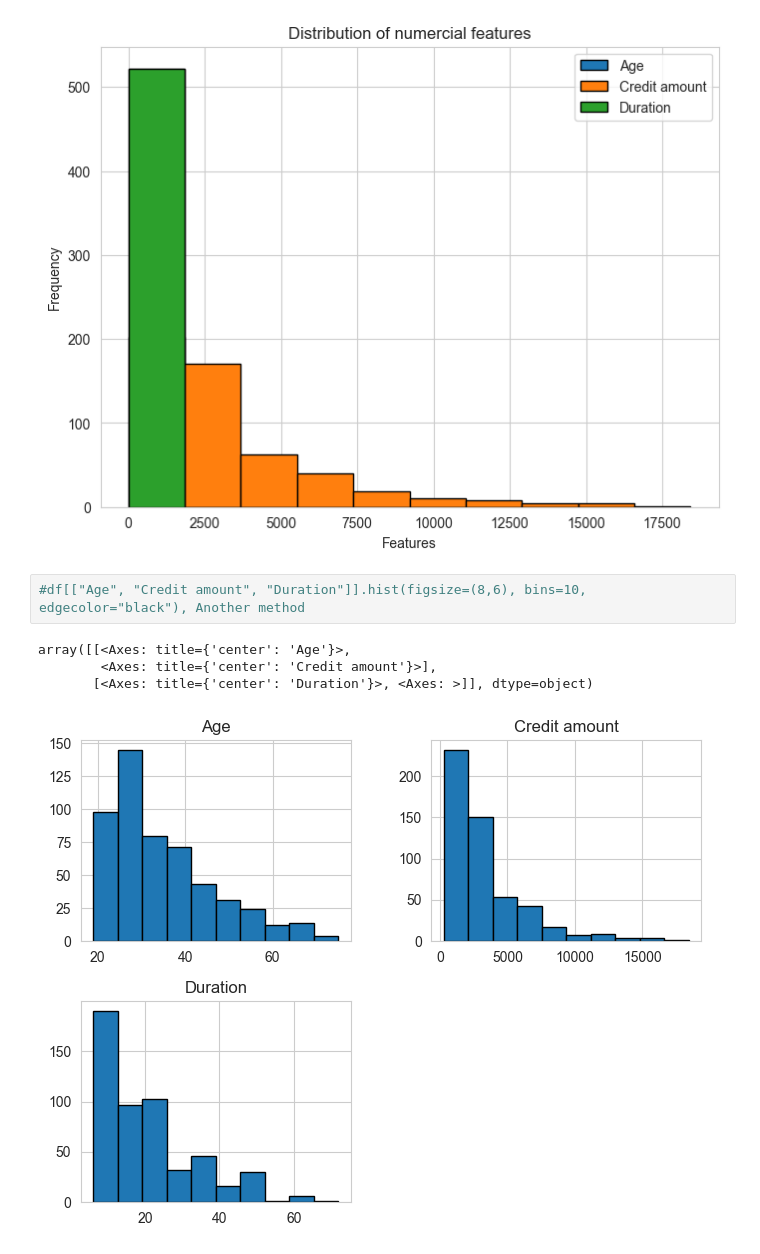
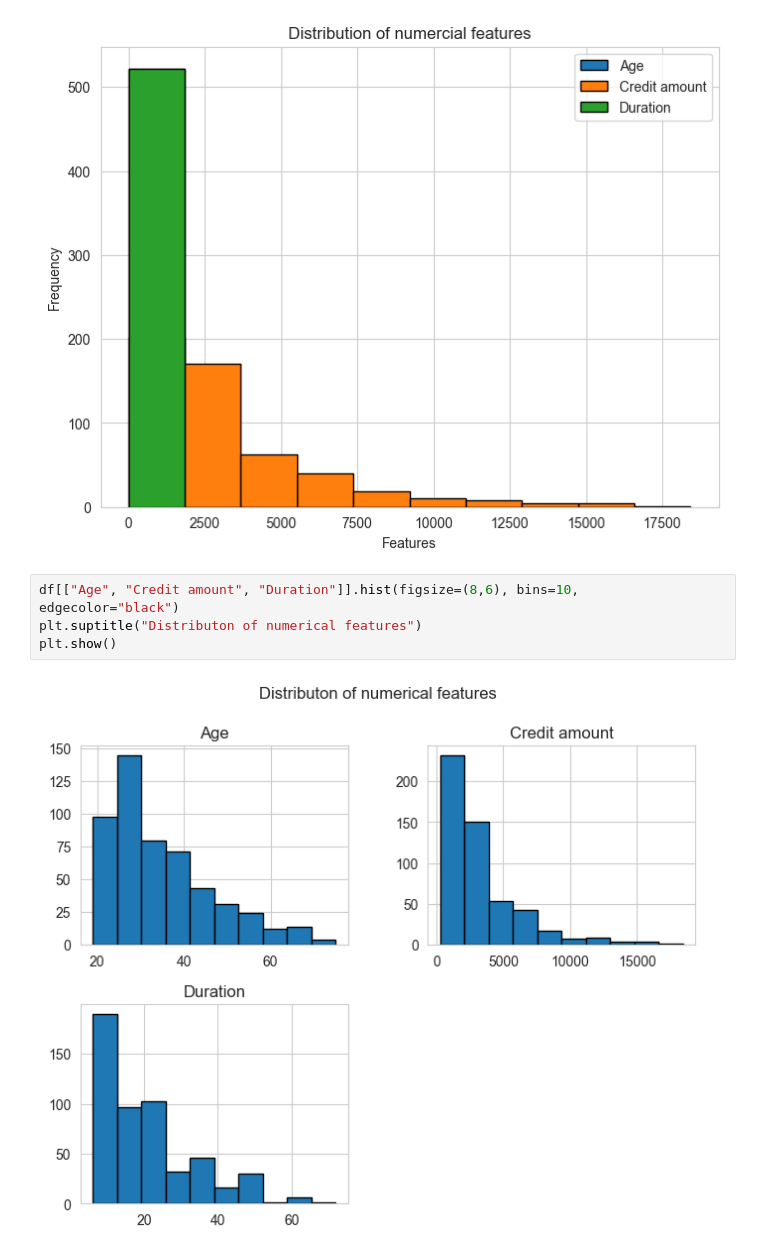
Before and after one commit to Vanshaj14Mohan/Credit-Card-Fraud-Detection-System, a Jupyter notebook: Files/main.ipynb, the cells around one changed output. Cells and saved outputs as stored; diff of their text form.

```diff
--- a/Files/main.ipynb
+++ b/Files/main.ipynb
@@ -171,9 +171,8 @@ plt.show()
 # %% [output]
 [figure]
 # %%
-#df[["Age", "Credit amount", "Duration"]].hist(figsize=(8,6), bins=10, edgecolor="black"), Another method
+df[["Age", "Credit amount", "Duration"]].hist(figsize=(8,6), bins=10, edgecolor="black")
+plt.suptitle("Distributon of numerical features")
+plt.show()
 # %% [output]
-array([[<Axes: title={'center': 'Age'}>,
-        <Axes: title={'center': 'Credit amount'}>],
-       [<Axes: title={'center': 'Duration'}>, <Axes: >]], dtype=object)
-[figure, old version]
+[figure, new version]
```
